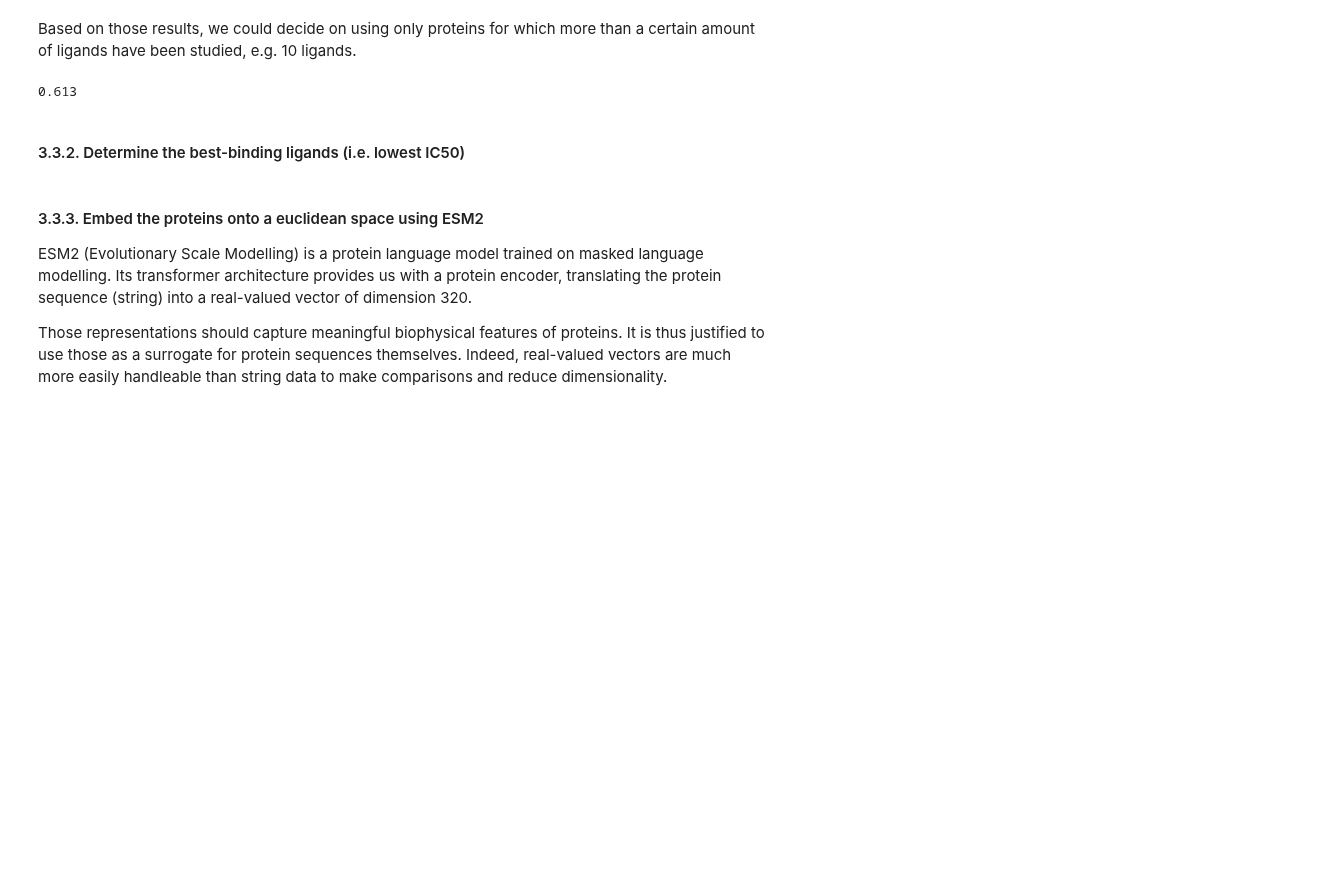
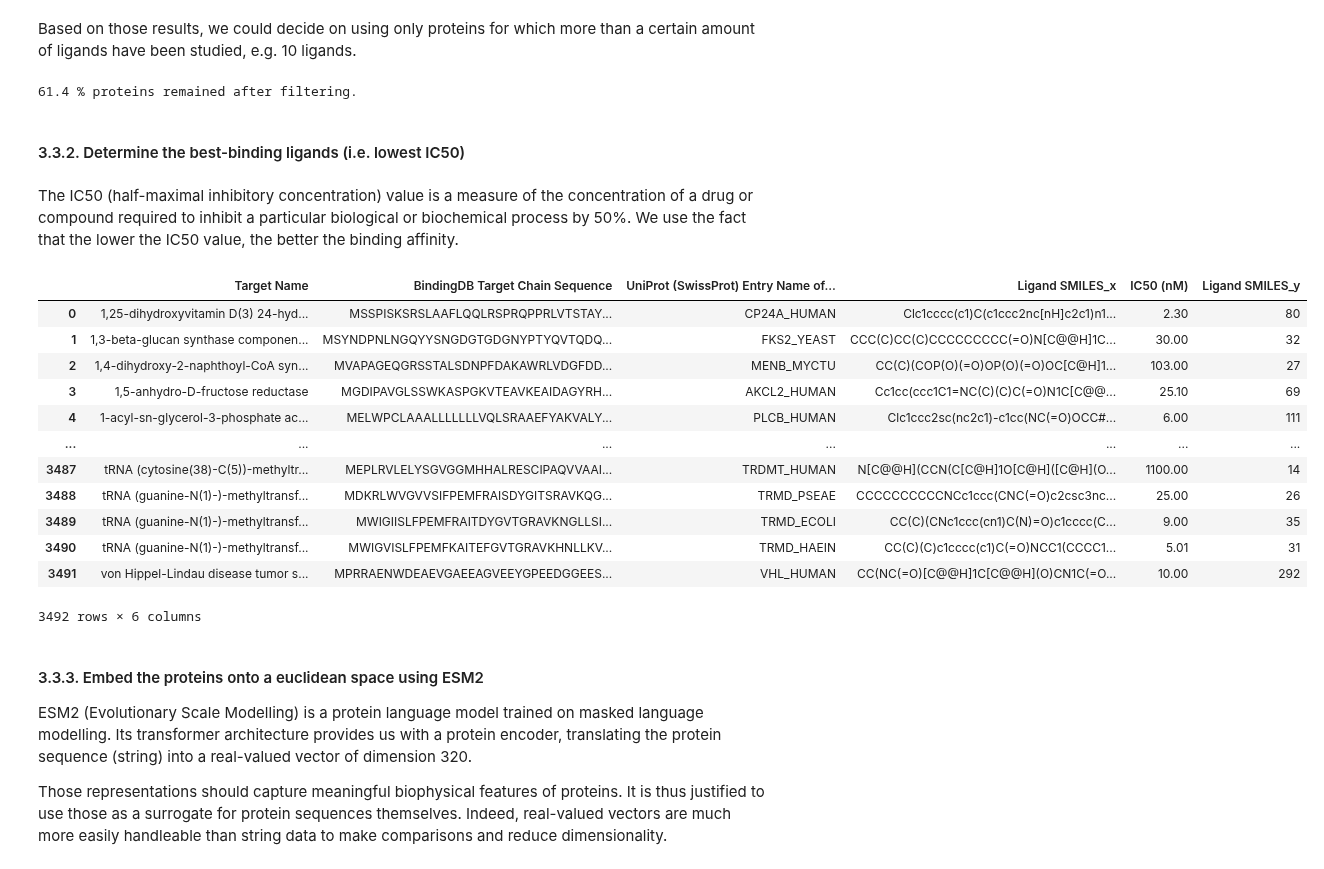
Before and after one commit to epfl-ada/ada-2024-project-abrac-adabra, a Jupyter notebook: results.ipynb, the cells around one changed output. Saved outputs shown, nothing was run; the diff lists cells and outputs as text; code cells hidden in the pictures; blank space fills up the shorter version.

```diff
--- a/results.ipynb
+++ b/results.ipynb
@@ -607,7 +595,7 @@ This distribution is more discriminating across protein groups. This information
 Since our aim is to train a classifier on predicting high-affinity ligand groups, we should only use the proteins for which we can find a meaningful label, i.e. proteins for which we have several experiments available and can choose the best-binding ligands among several ligands.
 # %%
 # Plotting the number of ligand SMILES per protein
-grouped_by_proteins = df_merged.groupby(['Target Name', 'BindingDB Target Chain Sequence', 'UniProt (SwissProt) Entry Name of Target Chain'])['Ligand SMILES'].count().reset_index()
+grouped_by_proteins = merged_df.groupby(['Target Name', 'BindingDB Target Chain Sequence', 'UniProt (SwissProt) Entry Name of Target Chain'])['Ligand SMILES'].count().reset_index()
 grouped_by_proteins['Ligand SMILES'].hist(log=True)
 plt.title('Number of ligands studied per protein')
 plt.xlabel('Number of ligands')
@@ -619,18 +607,36 @@ Based on those results, we could decide on using only proteins for which more th
 # %%
 filtered_grouped_by_proteins = grouped_by_proteins.loc[grouped_by_proteins['Ligand SMILES'] > 10]
 
-# Proportion of proteins remaining after the filtering
-round(filtered_grouped_by_proteins.shape[0] / grouped_by_proteins.shape[0], 3)
+# Percentage of proteins remaining after the filtering
+print(100*round(filtered_grouped_by_proteins.shape[0] / grouped_by_proteins.shape[0], 3), '% proteins remained after filtering.')
 # %% [output]
-0.613
+61.4 % proteins remained after filtering.
 # %% [markdown]
 #### 3.3.2. Determine the best-binding ligands (i.e. lowest IC50)
+# %% [markdown]
+The IC50 (half-maximal inhibitory concentration) value is a measure of the concentration of a drug or compound required to inhibit a particular biological or biochemical process by 50%. We use the fact that the lower the IC50 value, the better the binding affinity.
 # %%
-best_ligand_idx = df_merged.groupby(['Target Name', 'BindingDB Target Chain Sequence', 'UniProt (SwissProt) Entry Name of Target Chain'])['IC50 (nM)'].idxmin().reset_index()
-best_ligand_ic50 = df_merged.loc[best_ligand_idx['IC50 (nM)'], ['Target Name', 'BindingDB Target Chain Sequence', 'UniProt (SwissProt) Entry Name of Target Chain', 'Ligand SMILES', 'IC50 (nM)']]
+best_ligand_idx = merged_df.groupby(['Target Name', 'BindingDB Target Chain Sequence', 'UniProt (SwissProt) Entry Name of Target Chain'])['IC50 (nM)'].idxmin().reset_index()
+best_ligand_ic50 = merged_df.loc[best_ligand_idx['IC50 (nM)'], ['Target Name', 'BindingDB Target Chain Sequence', 'UniProt (SwissProt) Entry Name of Target Chain', 'Ligand SMILES', 'IC50 (nM)']]
 
-# Take only proteins selected in 4.2.1.
+# Take only proteins selected in 3.3.1.
 filtered_best_ligand_ic50 = best_ligand_ic50.merge(filtered_grouped_by_proteins, on=['Target Name', 'BindingDB Target Chain Sequence', 'UniProt (SwissProt) Entry Name of Target Chain'], how='inner')
+# %%
+filtered_best_ligand_ic50
+# %% [output]
+|  | Target Name | BindingDB Target Chain Sequence | UniProt (SwissProt) Entry Name of... | Ligand SMILES_x | IC50 (nM) | Ligand SMILES_y |
+| 0 | 1,25-dihydroxyvitamin D(3) 24-hyd... | MSSPISKSRSLAAFLQQLRSPRQPPRLVTSTAY... | CP24A_HUMAN | Clc1cccc(c1)C(c1ccc2nc[nH]c2c1)n1... | 2.30 | 80 |
+| 1 | 1,3-beta-glucan synthase componen... | MSYNDPNLNGQYYSNGDGTGDGNYPTYQVTQDQ... | FKS2_YEAST | CCC(C)CC(C)CCCCCCCCC(=O)N[C@@H]1C... | 30.00 | 32 |
+| 2 | 1,4-dihydroxy-2-naphthoyl-CoA syn... | MVAPAGEQGRSSTALSDNPFDAKAWRLVDGFDD... | MENB_MYCTU | CC(C)(COP(O)(=O)OP(O)(=O)OC[C@H]1... | 103.00 | 27 |
+| 3 | 1,5-anhydro-D-fructose reductase | MGDIPAVGLSSWKASPGKVTEAVKEAIDAGYRH... | AKCL2_HUMAN | Cc1cc(ccc1C1=NC(C)(C)C(=O)N1C[C@@... | 25.10 | 69 |
+| 4 | 1-acyl-sn-glycerol-3-phosphate ac... | MELWPCLAAALLLLLLLVQLSRAAEFYAKVALY... | PLCB_HUMAN | Clc1ccc2sc(nc2c1)-c1cc(NC(=O)OCC#... | 6.00 | 111 |
+| ... | ... | ... | ... | ... | ... | ... |
+| 3487 | tRNA (cytosine(38)-C(5))-methyltr... | MEPLRVLELYSGVGGMHHALRESCIPAQVVAAI... | TRDMT_HUMAN | N[C@@H](CCN(C[C@H]1O[C@H]([C@H](O... | 1100.00 | 14 |
+| 3488 | tRNA (guanine-N(1)-)-methyltransf... | MDKRLWVGVVSIFPEMFRAISDYGITSRAVKQG... | TRMD_PSEAE | CCCCCCCCCCNCc1ccc(CNC(=O)c2csc3nc... | 25.00 | 26 |
+| 3489 | tRNA (guanine-N(1)-)-methyltransf... | MWIGIISLFPEMFRAITDYGVTGRAVKNGLLSI... | TRMD_ECOLI | CC(C)(CNc1ccc(cn1)C(N)=O)c1cccc(C... | 9.00 | 35 |
+| 3490 | tRNA (guanine-N(1)-)-methyltransf... | MWIGVISLFPEMFKAITEFGVTGRAVKHNLLKV... | TRMD_HAEIN | CC(C)(C)c1cccc(c1)C(=O)NCC1(CCCC1... | 5.01 | 31 |
+| 3491 | von Hippel-Lindau disease tumor s... | MPRRAENWDEAEVGAEEAGVEEYGPEEDGGEES... | VHL_HUMAN | CC(NC(=O)[C@@H]1C[C@@H](O)CN1C(=O... | 10.00 | 292 |
+3492 rows × 6 columns
 # %% [markdown]
 #### 3.3.3. Embed the proteins onto a euclidean space using ESM2
 ESM2 (Evolutionary Scale Modelling) is a protein language model trained on masked language modelling. Its transformer architecture provides us with a protein encoder, translating the protein sequence (string) into a real-valued vector of dimension 320.
```
Also changed, not shown: parts of 64 cells of this notebook.
